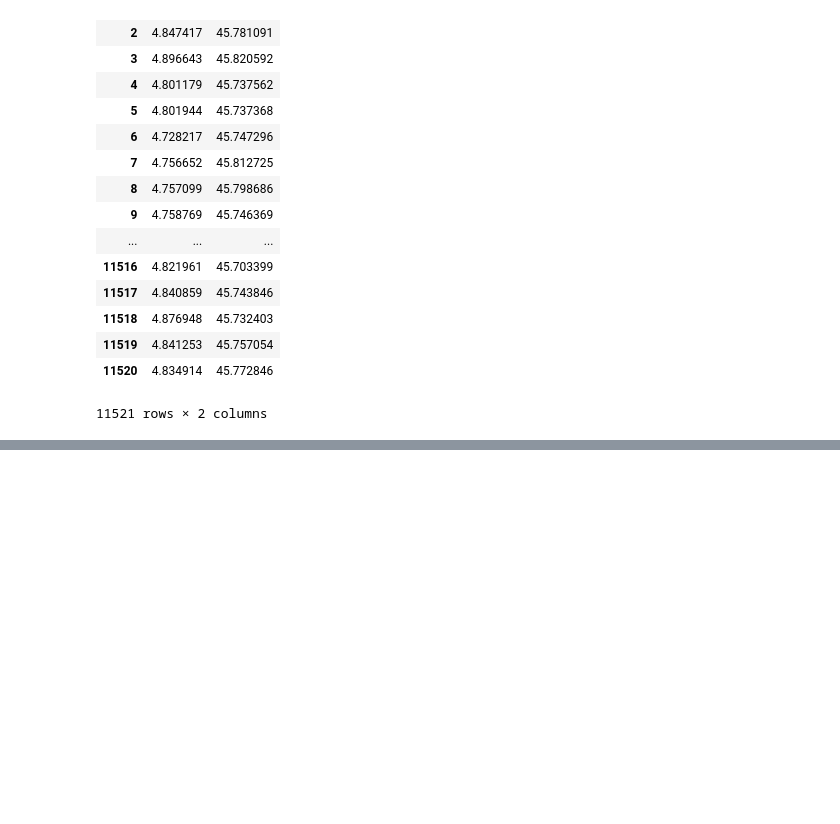
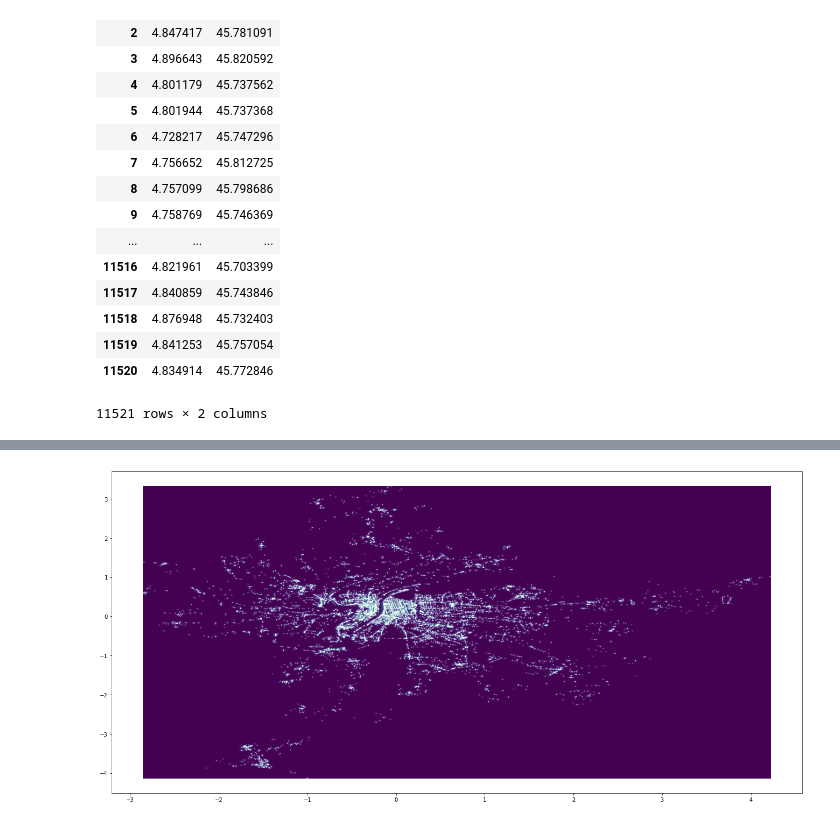
Before and after one commit to R0ma1nG/PLD-SMART, a Jupyter notebook: datamining/SilosVerreDataExploration.ipynb, the cells around one changed output, grey strips where cells are left out. Drawn from its saved outputs; the diff is of its cells as text; code cells hidden in the pictures; blank space fills up the shorter version.

```diff
--- a/datamining/SilosVerreDataExploration.ipynb
+++ b/datamining/SilosVerreDataExploration.ipynb
@@ -231,11 +236,13 @@ kde = KernelDensity(kernel='gaussian', bandwidth=0.03).fit(poubelles_coords_norm
 # %%
-x_bins, y_bins = 800j, 800j
+x_bins, y_bins = 2000j, 1000j
 grid_x, grid_y = np.mgrid[poubelles_coords_norm.longitude.min():poubelles_coords_norm.longitude.max():x_bins,
                           poubelles_coords_norm.latitude.min():poubelles_coords_norm.latitude.max():y_bins]
 xy_sample = np.vstack([grid_x.ravel(), grid_y.ravel()]).T
-grid_z = np.reshape(np.exp(kde.score_samples(xy_sample)), grid_x.shape)
+grid_z = np.reshape(parrallel_score_samples(kde, xy_sample), grid_x.shape)
 
 plt.figure(figsize=(23, 11))
 plt.pcolormesh(grid_x, grid_y, grid_z)
 plt.scatter(poubelles_coords_norm.longitude, poubelles_coords_norm.latitude, s=1, alpha=0.4, c='white')
 plt.show()
+# %% [output]
+[figure, added]
```
Also changed, not shown: parts of 12 cells of this notebook.
